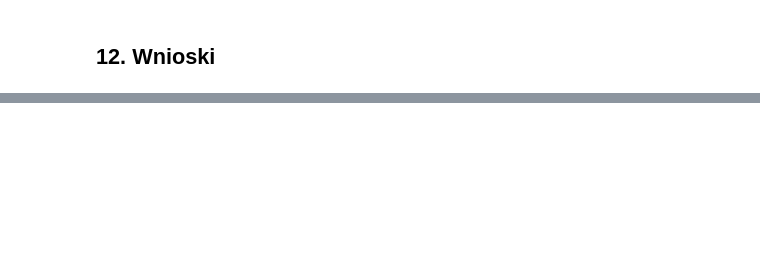
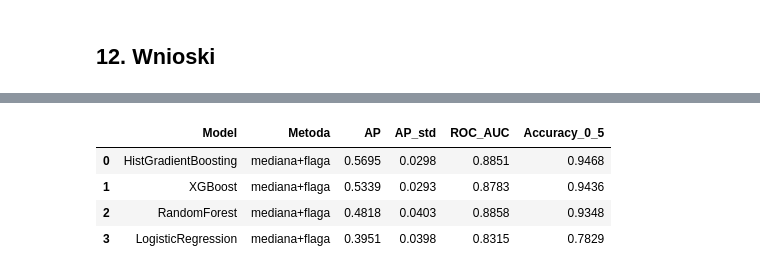
Before and after one commit to marczyz/Projekt_inzynierski-main, a Jupyter notebook: Bankructwo Polskie firmy/modele/Porownanie_4_modeli_ML_64_wskazniki.ipynb, the cells around one changed output, grey strips where cells are left out. Saved outputs shown, nothing was run; the diff lists cells and outputs as text; code cells hidden in the pictures; blank space fills up the shorter version.

```diff
--- a/Bankructwo Polskie firmy/modele/Porownanie_4_modeli_ML_64_wskazniki.ipynb
+++ b/Bankructwo Polskie firmy/modele/Porownanie_4_modeli_ML_64_wskazniki.ipynb
@@ -286,0 +343,21 @@ Najlepszy model (CV): HistGradientBoosting
+# %%
+
+# Częstość braków w obu klasach
+braki_21_27 = X_train[["X21", "X27"]].isna()
+
+display(
+    (braki_21_27.groupby(y_train).mean() * 100)
+    .rename(index={0: "Bez bankructwa", 1: "Bankructwo"})
+    .round(2)
+)
+
+# Model wykorzystujący wyłącznie flagi braków
+s = cross_validate(
+    clone(modele["XGBoost"]),
+    braki_21_27.astype(int), y_train,
+    cv=cv, scoring=metryki, n_jobs=1
+)
+
+print("AP:", round(s["test_AP"].mean(), 4))
+print("ROC-AUC:", round(s["test_ROC_AUC"].mean(), 4))
+print("Baseline AP:", round(y_train.mean(), 4))
@@ -286,0 +460,29 @@ Najlepszy model (CV): HistGradientBoosting
+# %%
+wyniki_flaga = []
+
+for nazwa in modele:
+    s = cross_validate(
+        zbuduj(nazwa, "mediana+wskaźnik"),
+        X_train_13, y_train,
+        cv=cv,
+        scoring={**metryki, "Accuracy": "accuracy"},
+        n_jobs=1
+    )
+
+    wyniki_flaga.append({
+        "Model": nazwa,
+        "Metoda": "mediana+flaga",
+        "AP": s["test_AP"].mean(),
+        "AP_std": s["test_AP"].std(),
+        "ROC_AUC": s["test_ROC_AUC"].mean(),
+        "Accuracy_0_5": s["test_Accuracy"].mean()
+    })
+
+wyniki_flaga = pd.DataFrame(wyniki_flaga)
+display(wyniki_flaga.sort_values("AP", ascending=False).round(4))
+# %% [output]
+|  | Model | Metoda | AP | AP_std | ROC_AUC | Accuracy_0_5 |
+| 0 | HistGradientBoosting | mediana+flaga | 0.5695 | 0.0298 | 0.8851 | 0.9468 |
+| 1 | XGBoost | mediana+flaga | 0.5339 | 0.0293 | 0.8783 | 0.9436 |
+| 2 | RandomForest | mediana+flaga | 0.4818 | 0.0403 | 0.8858 | 0.9348 |
+| 3 | LogisticRegression | mediana+flaga | 0.3951 | 0.0398 | 0.8315 | 0.7829 |
```
Also changed, not shown: parts of 25 cells of this notebook.
